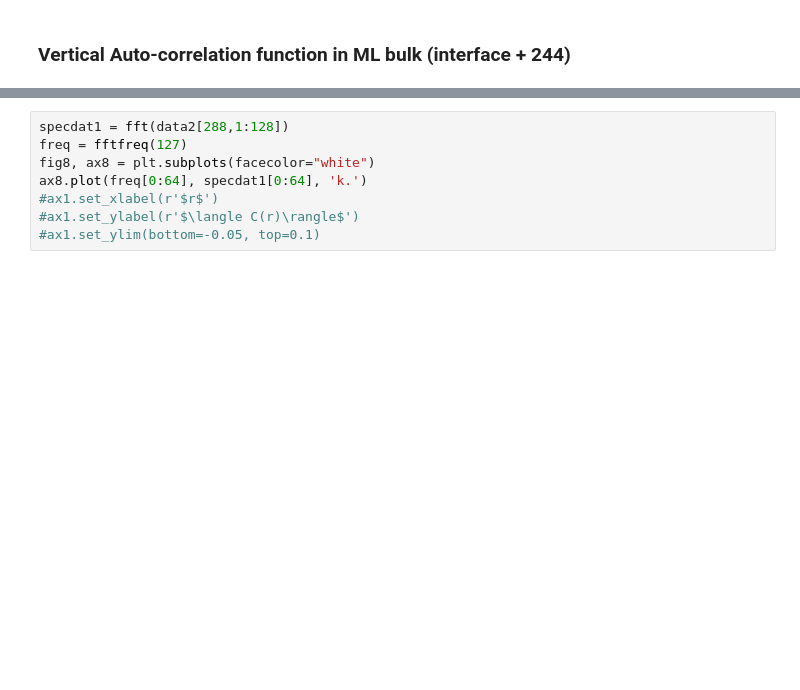
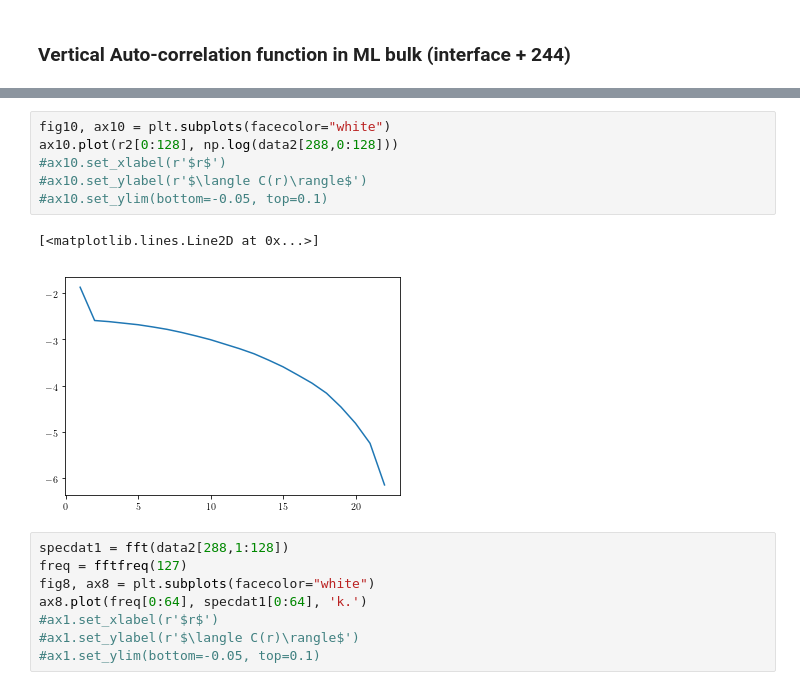
Before and after one commit to mlazarn/Summer18Research, a Jupyter notebook: MonteCarloSim/Untitled.ipynb, the cells around one changed output, grey strips where cells are left out. Saved outputs shown, nothing was run; the diff lists cells and outputs as text; blank space fills up the shorter version.

```diff
--- a/MonteCarloSim/Untitled.ipynb
+++ b/MonteCarloSim/Untitled.ipynb
@@ -31,3 +31,12 @@ ax1.set_ylim(bottom=-0.05, top=0.1)
+# %%
+fig10, ax10 = plt.subplots(facecolor="white")
+ax10.plot(r2[0:128], np.log(data2[288,0:128]))
+#ax10.set_xlabel(r'$r$')
+#ax10.set_ylabel(r'$\langle C(r)\rangle$')
+#ax10.set_ylim(bottom=-0.05, top=0.1)
+# %% [output]
+[<matplotlib.lines.Line2D at 0x...>]
+[figure, added]
 # %%
 specdat1 = fft(data2[288,1:128])
 freq = fftfreq(127)
```
Also changed, not shown: parts of 2 cells of this notebook, 1 other file.
